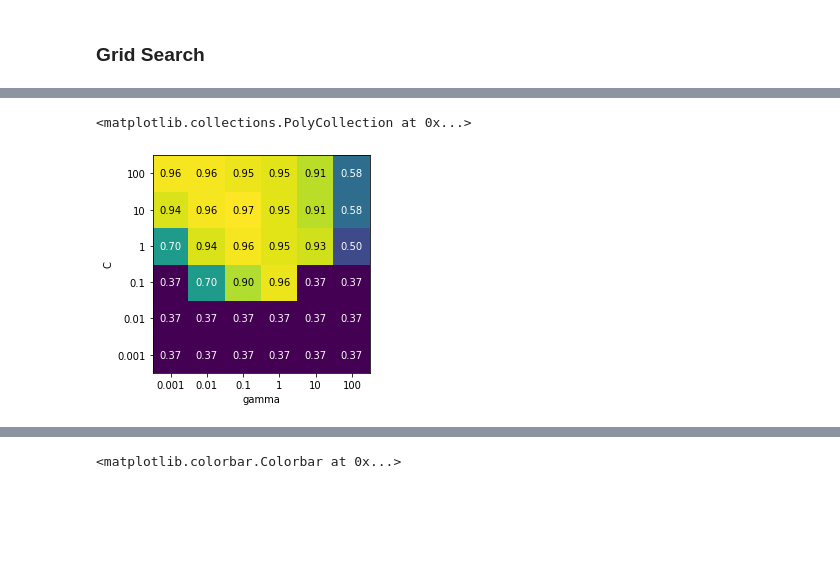
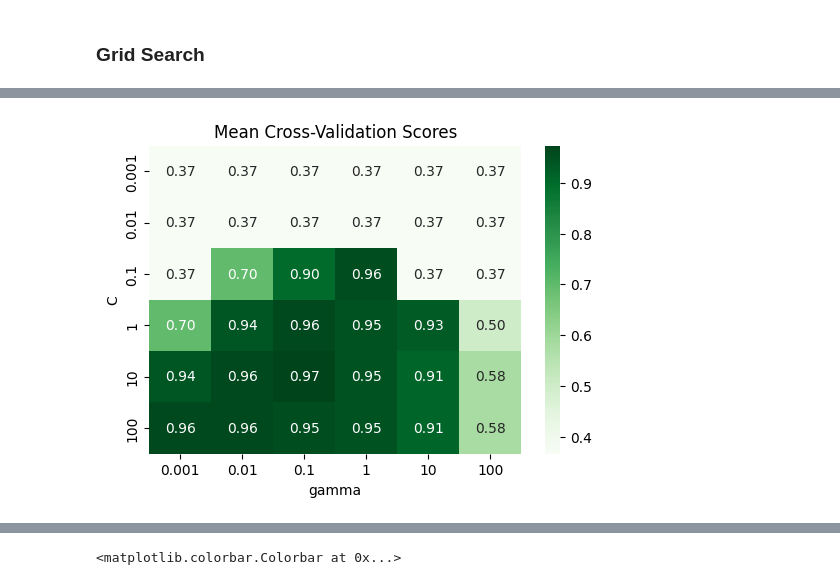
Before and after one commit to MinyaevAndrey/-, a Jupyter notebook: 05-model-evaluation-and-improvement.ipynb, the cells around one changed output, grey strips where cells are left out. Cells and saved outputs as stored; diff of their text form; code cells hidden in the pictures; blank space fills up the shorter version.

```diff
--- a/05-model-evaluation-and-improvement.ipynb
+++ b/05-model-evaluation-and-improvement.ipynb
@@ -424,10 +353,22 @@ display(results.head())
 5 rows × 22 columns
-# %%
-scores = np.array(results.mean_test_score).reshape(6, 6)
-
-# plot the mean cross-validation scores
-mglearn.tools.heatmap(scores, xlabel='gamma', xticklabels=param_grid['gamma'],
-                      ylabel='C', yticklabels=param_grid['C'], cmap="viridis")
-# %% [output]
-<matplotlib.collections.PolyCollection at 0x...>
-[figure, removed]
+# %%
+import matplotlib.pyplot as plt
+import seaborn as sns
+import numpy as np
+
+scores = np.array(results.mean_test_score).reshape(6, 6)
+
+plt.figure(figsize=(6, 4))
+sns.heatmap(scores,
+            xticklabels=param_grid['gamma'],
+            yticklabels=param_grid['C'],
+            annot=True,           # показать значения в ячейках
+            fmt='.2f',            # формат чисел (3 знака после запятой)
+            cmap='Greens',
+            cbar=True)
+plt.xlabel('gamma')
+plt.ylabel('C')
+plt.title('Mean Cross-Validation Scores')
+plt.show()
+# %% [output]
+[figure, added]
```
Also changed, not shown: parts of 31 cells of this notebook.
